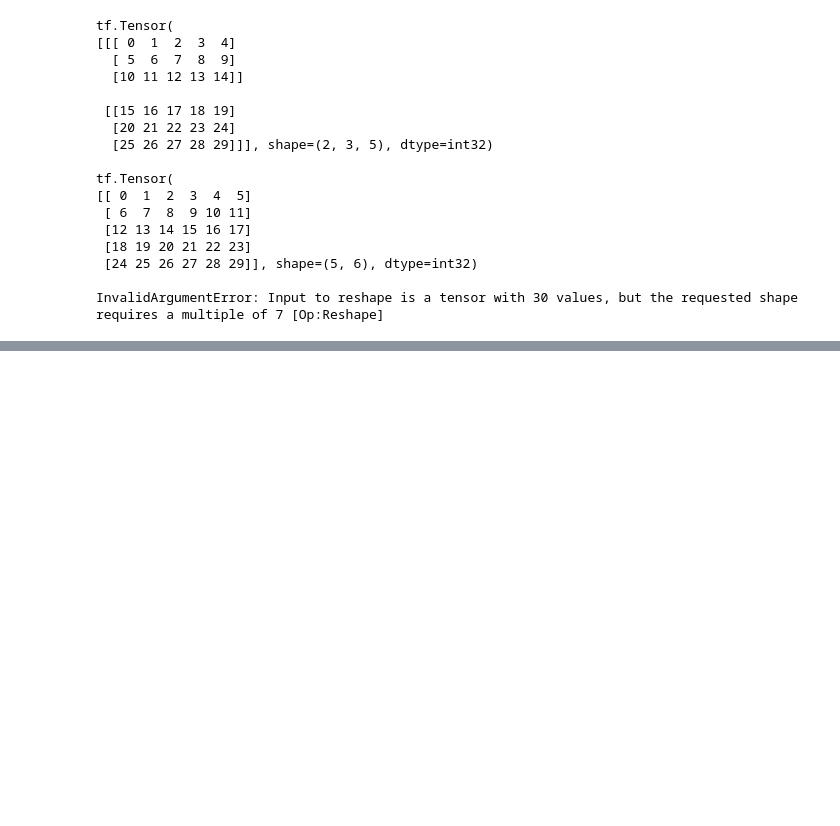
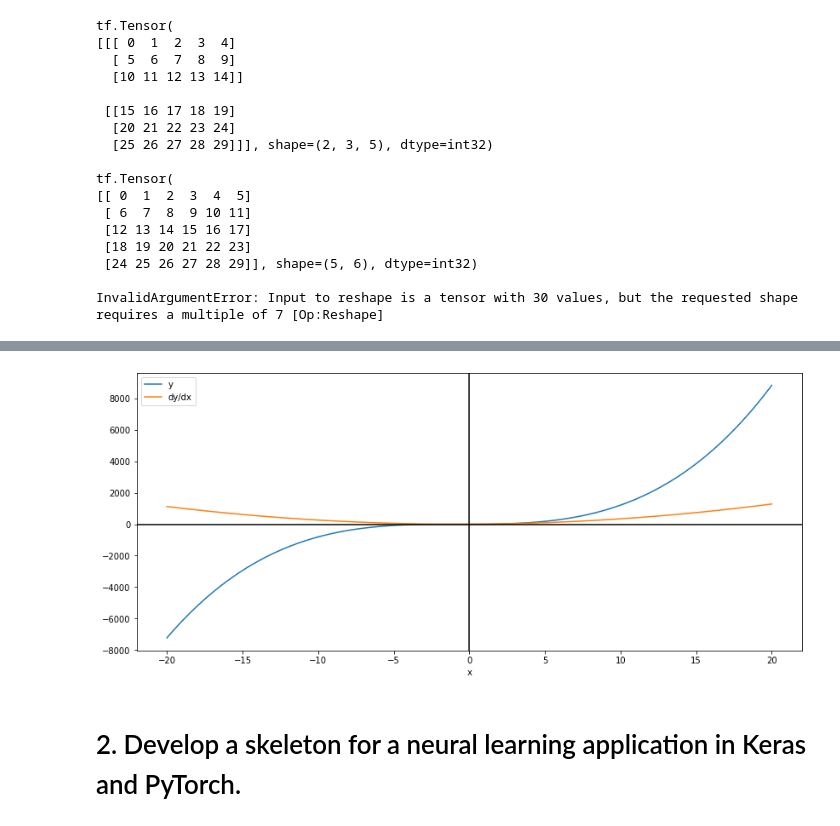
Before and after one commit to pajelonek/deep_learning_lab, a Jupyter notebook: lab1/Lab1.ipynb, the cells around one changed output, grey strips where cells are left out. Saved outputs shown, nothing was run; the diff lists cells and outputs as text; code cells hidden in the pictures; blank space fills up the shorter version.

```diff
--- a/lab1/Lab1.ipynb
+++ b/lab1/Lab1.ipynb
@@ -290,0 +328,22 @@ InvalidArgumentError: Input to reshape is a tensor with 30 values, but the reque
+# %%
+plt.figure(figsize=(14, 6))
+x = tf.linspace(-20.0, 20.0, 1000)
+
+with tf.GradientTape() as tape:
+  tape.watch(x)
+  y = x**3 + (2 * x**2) + x
+
+dy_dx = tape.gradient(y, x)
+
+
+plt.plot(x, y, label='y')
+plt.plot(x, dy_dx, label='dy/dx')
+plt.axhline(0, color='black')
+plt.axvline(0, color='black')
+
+plt.legend()
+_ = plt.xlabel('x')
+# %% [output]
+[figure, added]
+# %% [markdown]
+# 2. Develop a skeleton for a neural learning application in Keras and PyTorch.
```
Also changed, not shown: parts of 10 cells of this notebook, 5 other files.
